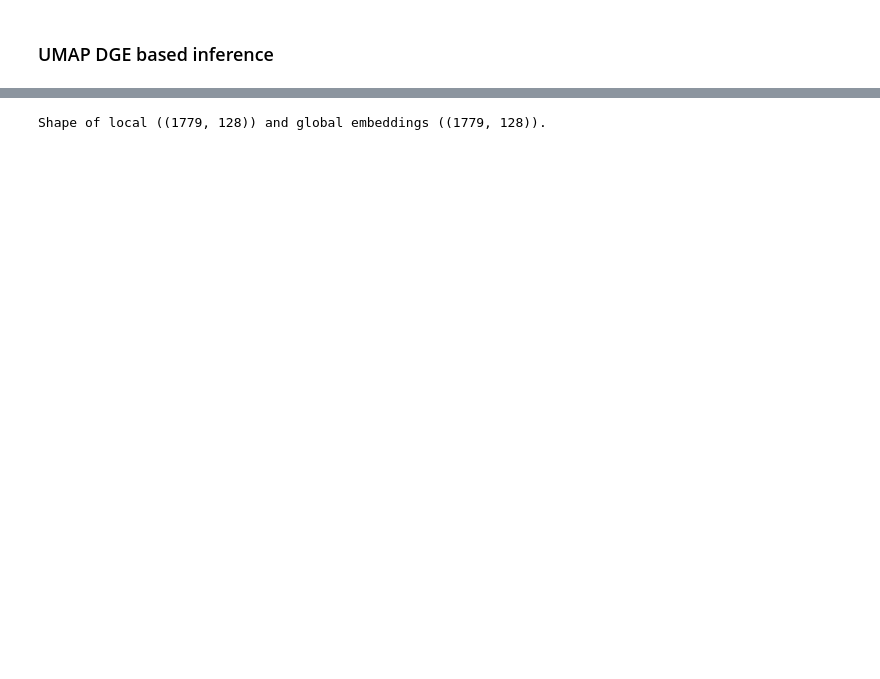
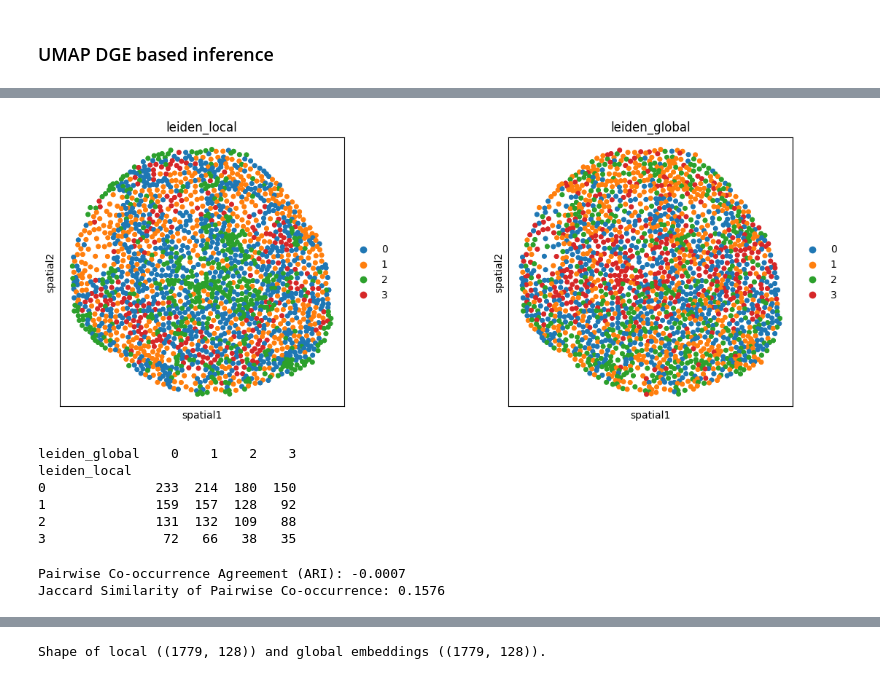
Before and after one commit to theislab/interscale, a Jupyter notebook: docs/notebooks/evaluation/Legnini23_1.ipynb, the cells around one changed output, grey strips where cells are left out. Cells and saved outputs as stored; diff of their text form; code cells hidden in the pictures; blank space fills up the shorter version.

```diff
--- a/docs/notebooks/evaluation/Legnini23_1.ipynb
+++ b/docs/notebooks/evaluation/Legnini23_1.ipynb
@@ -117,0 +274,5 @@ I:  tensor([[1., 0., 0.,  ..., 0., 0., 0.],
+# %%
+sq.pl.spatial_scatter(sub_adata_ctrl,
+                      color = ['leiden_local', 'leiden_global'],
+                    shape = None)
+# %% [output]
@@ -117,0 +280,51 @@ I:  tensor([[1., 0., 0.,  ..., 0., 0., 0.],
+[figure, added]
+# %%
+import pandas as pd
+
+# Contingency table of cluster overlaps
+cooccurrence_matrix = pd.crosstab(sub_adata_ctrl.obs['leiden_local'], sub_adata_ctrl.obs['leiden_global'])
+
+# Display matrix
+print(cooccurrence_matrix)
+# %% [output]
+leiden_global    0    1    2    3
+leiden_local
+0              233  214  180  150
+1              159  157  128   92
+2              131  132  109   88
+3               72   66   38   35
+# %%
+import numpy as np
+import pandas as pd
+from itertools import combinations
+from sklearn.metrics import adjusted_rand_score
+
+def compute_cooccurrence_matrix(labels):
+    """Compute a binary co-occurrence matrix for a clustering."""
+    n = len(labels)
+    cooccurrence = np.zeros((n, n), dtype=bool)
+    for i, j in combinations(range(n), 2):  # Only upper triangle
+        if labels[i] == labels[j]:
+            cooccurrence[i, j] = True
+            cooccurrence[j, i] = True
+    return cooccurrence
+
+# Extract cluster labels
+local_labels = sub_adata_ctrl.obs['leiden_local'].values
+global_labels = sub_adata_ctrl.obs['leiden_global'].values
+
+# Compute binary co-occurrence matrices
+cooccurrence_local = compute_cooccurrence_matrix(local_labels)
+cooccurrence_global = compute_cooccurrence_matrix(global_labels)
+
+# Compare agreement using Adjusted Rand Index
+cooccurrence_local_flat = cooccurrence_local[np.triu_indices_from(cooccurrence_local, k=1)]
+cooccurrence_global_flat = cooccurrence_global[np.triu_indices_from(cooccurrence_global, k=1)]
+
+ari = adjusted_rand_score(cooccurrence_local_flat, cooccurrence_global_flat)
+print(f"Pairwise Co-occurrence Agreement (ARI): {ari:.4f}")
+jaccard = jaccard_score(cooccurrence_local_flat, cooccurrence_global_flat)
+print(f"Jaccard Similarity of Pairwise Co-occurrence: {jaccard:.4f}")
+# %% [output]
+Pairwise Co-occurrence Agreement (ARI): -0.0007
+Jaccard Similarity of Pairwise Co-occurrence: 0.1576
```
Also changed, not shown: parts of 32 cells of this notebook, 2 other files.
